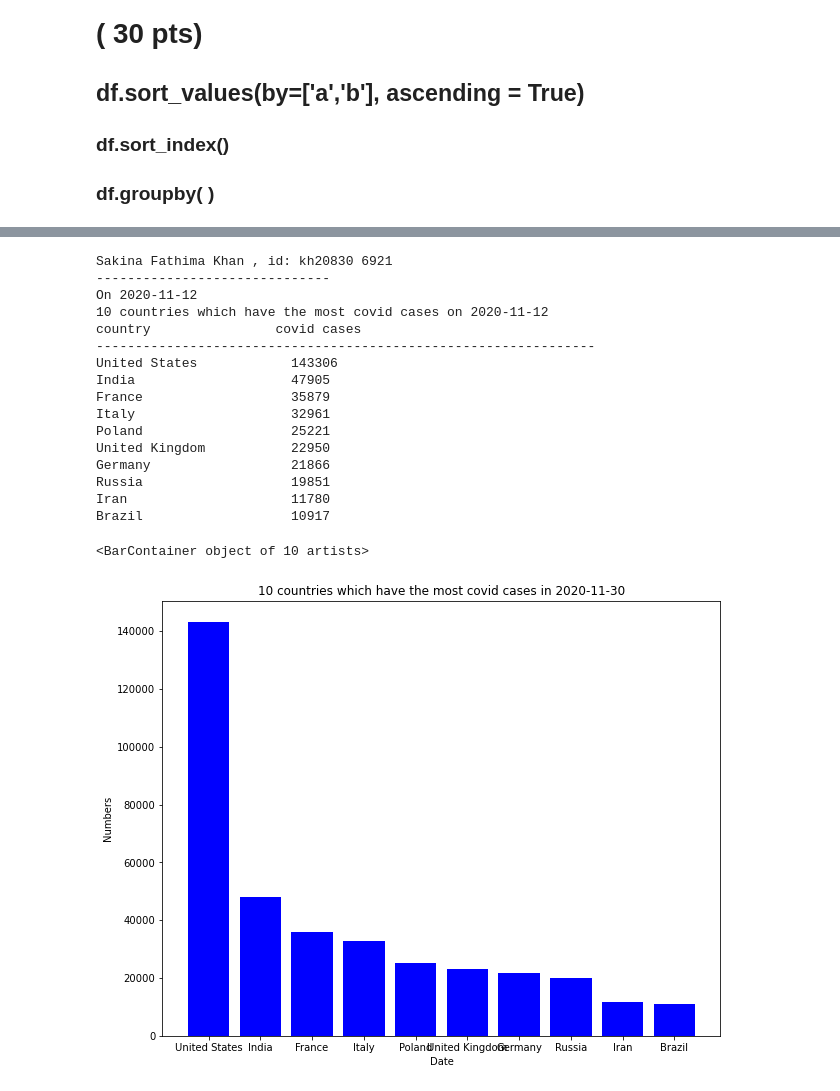
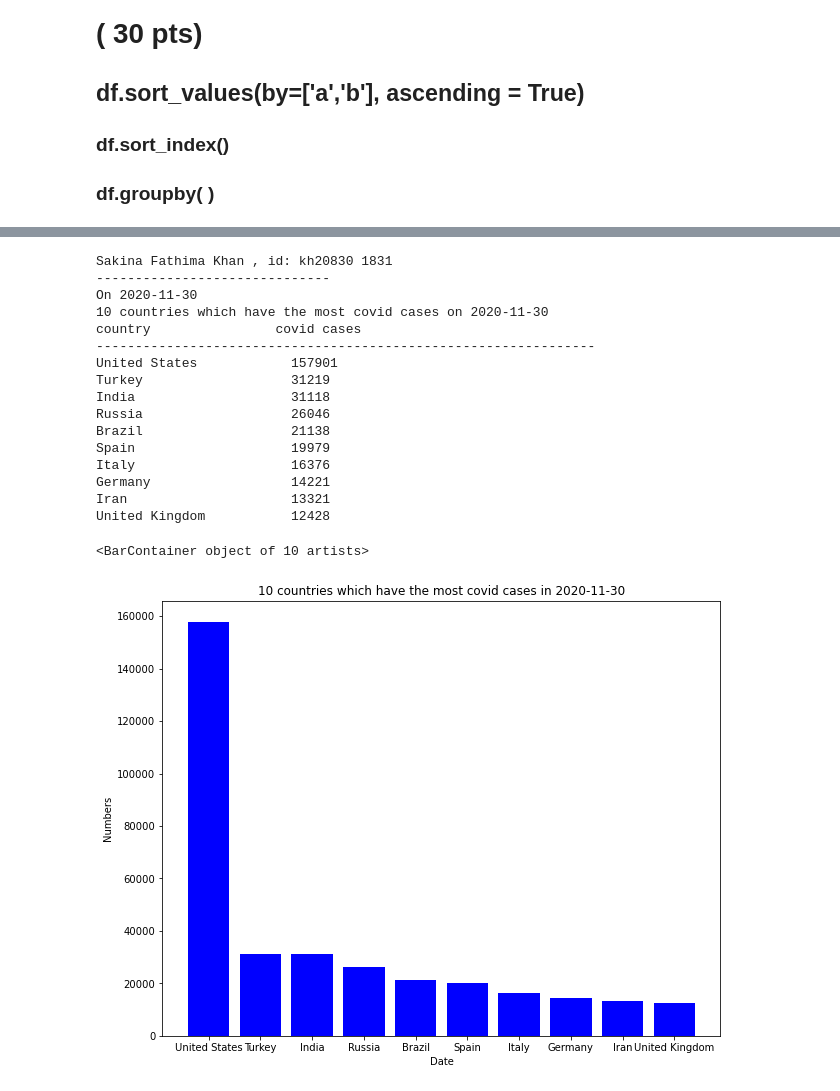
Before and after one commit to kh20830/CI280, a Jupyter notebook: CI280 Final Project Part B - Preparing data, Sorting, Grouping and Ploting - finished - Sakina Fathima Khan.ipynb, the cells around one changed output, grey strips where cells are left out. Cells and saved outputs as stored; diff of their text form; code cells hidden in the pictures.

```diff
--- a/CI280 Final Project Part B - Preparing data, Sorting, Grouping and Ploting - finished - Sakina Fathima Khan.ipynb
+++ b/CI280 Final Project Part B - Preparing data, Sorting, Grouping and Ploting - finished - Sakina Fathima Khan.ipynb
@@ -11,7 +11,7 @@ import matplotlib.pyplot as plt
 import matplotlib
 plt.rc('figure', figsize=(10, 8))
 # %%
-df = pd.read_csv('data//covid-data.csv')
+df = pd.read_csv('data//owid-covid-data.csv')
 # %%
 # limiting the display rows
 pd.set_option('display.max_rows', 5)
@@ -418,50 +418,50 @@ print('------------------------------')
 
 #    Use bar chart to show the top 10 location which have the most new covid cases
 
-df1 = df[df.date == '2020-11-12']
+df1 = df[df.date == '2020-11-30']
 
 #group
 cases = df1.sort_values(by = 'new_cases', ascending = False)
 
 res = cases.head(10)[['location', 'new_cases']]
 res1 = res.sort_index()
 #print(res)
 
 # Display dataframe
-print('On 2020-11-12')
-print('10 countries which have the most covid cases on 2020-11-12')
+print('On 2020-11-30')
+print('10 countries which have the most covid cases on 2020-11-30')
 print('country                covid cases')
 print('----------------------------------------------------------------')
 for i in range(len(res)):
     country = res['location'].iloc[i]
     new_cases = res['new_cases'].iloc[i]
     print('{0: <20}'.format(country), '\t', format(new_cases, '.0f'))
 
 #Draw bar chart
 plt.title('10 countries which have the most covid cases in 2020-11-30')
 plt.xlabel("Date")
 plt.ylabel("Numbers")
 
 plt.bar(res['location'],res['new_cases'], color = 'b')
 # %% [output]
-Sakina Fathima Khan , id: kh20830 6921
+Sakina Fathima Khan , id: kh20830 1831
 ------------------------------
-On 2020-11-12
-10 countries which have the most covid cases on 2020-11-12
+On 2020-11-30
+10 countries which have the most covid cases on 2020-11-30
 country                covid cases
 ----------------------------------------------------------------
-United States            143306
-India                    47905
-France                   35879
-Italy                    32961
-Poland                   25221
-United Kingdom           22950
-Germany                  21866
-Russia                   19851
-Iran                     11780
-Brazil                   10917
+United States            157901
+Turkey                   31219
+India                    31118
+Russia                   26046
+Brazil                   21138
+Spain                    19979
+Italy                    16376
+Germany                  14221
+Iran                     13321
+United Kingdom           12428
 <BarContainer object of 10 artists>
-[figure, old version]
+[figure, new version]
 # %%
 number = random.randint(0,10000)
 print("Sakina Fathima Khan , id: kh20830", number )
```
Also changed, not shown: parts of 21 cells of this notebook.
